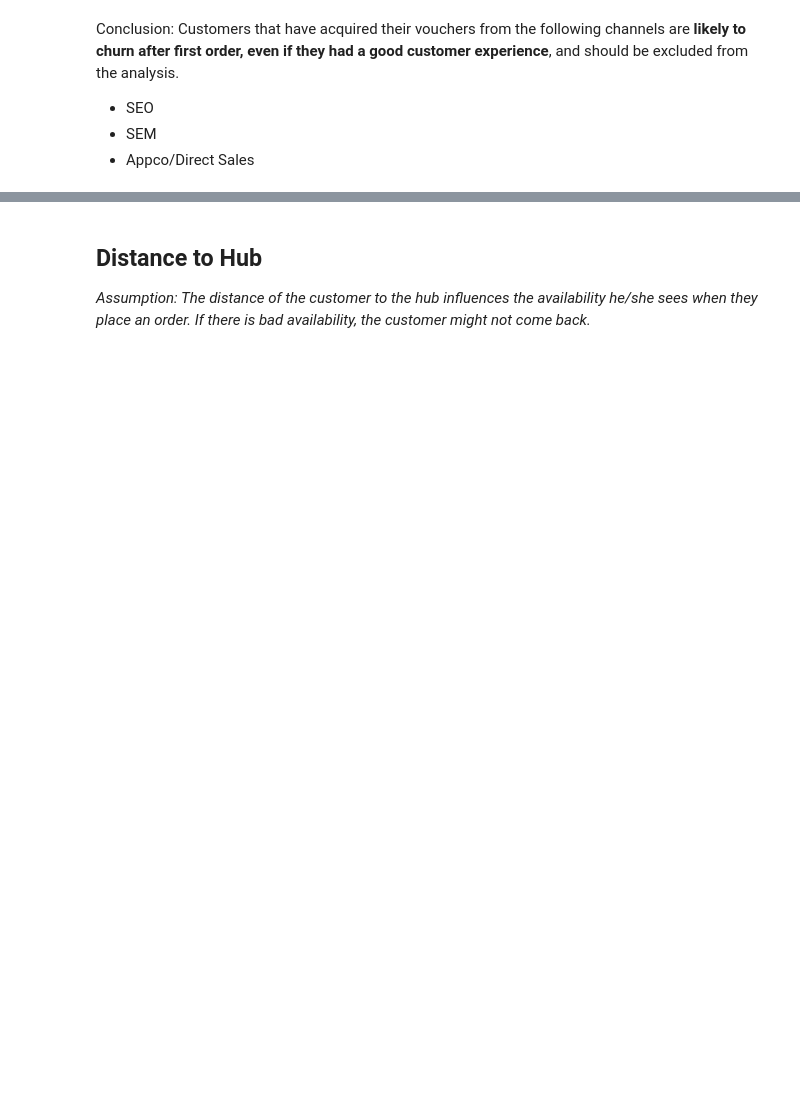
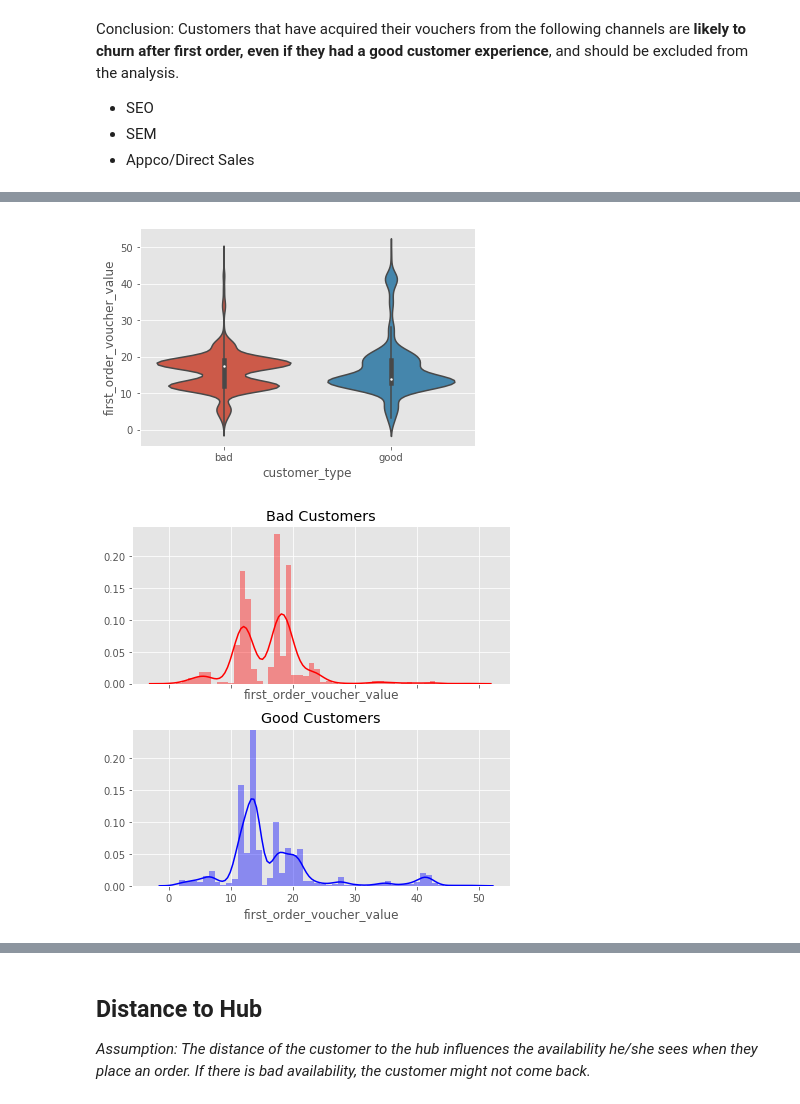
Before and after one commit to zipjet/bi-churn-analysis, a Jupyter notebook: bad_customers_analysis.ipynb, the cells around one changed output, grey strips where cells are left out. Saved outputs shown, nothing was run; the diff lists cells and outputs as text; code cells hidden in the pictures; blank space fills up the shorter version.

```diff
--- a/bad_customers_analysis.ipynb
+++ b/bad_customers_analysis.ipynb
@@ -109,3 +117,19 @@ df['churned'] = [True if x > 1 else False for x in df.churn_factor]
+# %%
+voucher_channel_le = LabelEncoder()
+voucher_channel_le.fit(df.first_order_voucher_channel)
+df['first_order_voucher_channel_enc'] = voucher_channel_le.transform(df.first_order_voucher_channel.tolist())
+
+products_le = LabelEncoder()
+products_le.fit(df.first_order_products)
+df['first_order_products_enc'] = products_le.transform(df.first_order_products.tolist())
+
+facility_le = LabelEncoder()
+facility_le.fit(df.first_order_fac_name)
+df['first_order_fac_name_enc'] = facility_le.transform(df.first_order_fac_name.tolist())
+
+order_date_le = LabelEncoder()
+order_date_le.fit(df.first_order_date.sort_values().dt.strftime('%Y-%m-%d'))
+df['first_order_date_enc'] = order_date_le.transform(df.first_order_date.dt.strftime('%Y-%m-%d').tolist())
 # %% [markdown]
 # All customers analysis
 # %%
@@ -280,0 +330,15 @@ bad_voucher_channels = ['SEO', 'SEM', 'Appco/Direct Sales']
+# %%
+a = df_both.loc[(df_both.first_order_voucher_value > 0) &
+                (df_both.first_order_voucher_value < 50),
+                ['customer_type', 'first_order_voucher_value']]
+sns.categorical.violinplot(data=a, x='customer_type', y='first_order_voucher_value')
+
+f, (ax1, ax2) = plt.subplots(2, sharex=True, sharey=True,figsize=(6,6))
+sns.distplot(a.loc[a.customer_type == 'bad', 'first_order_voucher_value'], ax=ax1, color='red', bins=50)
+ax1.set_title('Bad Customers')
+sns.distplot(a.loc[a.customer_type == 'good', 'first_order_voucher_value'], ax=ax2, color='blue', bins=50)
+ax2.set_title('Good Customers')
+plt.tight_layout()
+# %% [output]
+[figure, added]
+[figure, added]
```
Also changed, not shown: parts of 56 cells of this notebook.
